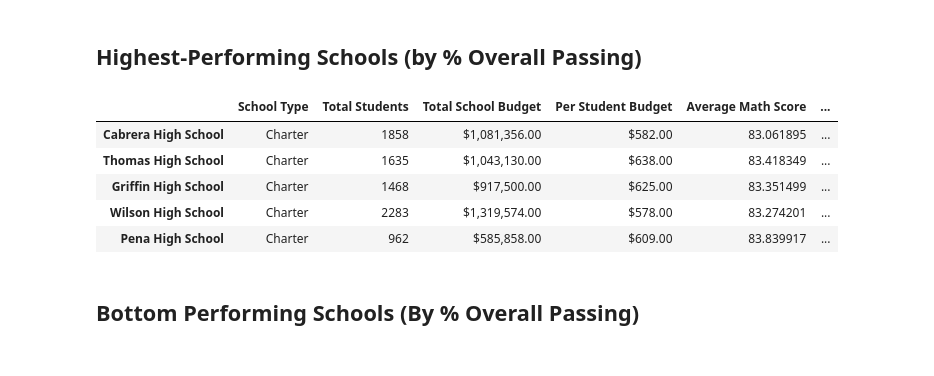
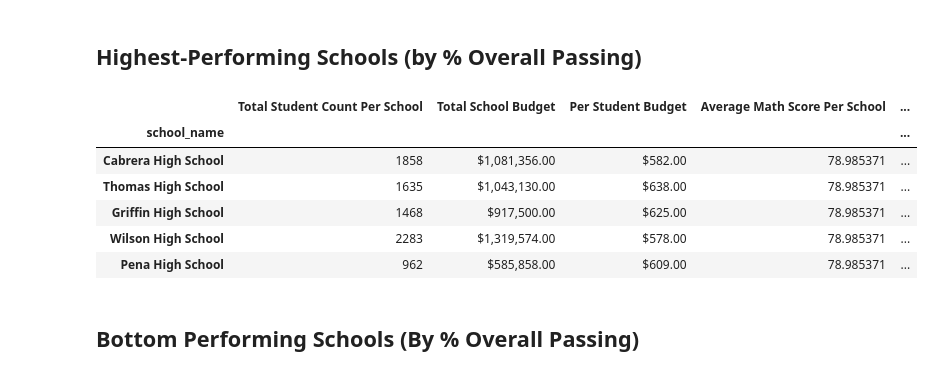
Before and after one commit to mshaaban1400/pandas-challenge, a Jupyter notebook: PyCitySchools/PyCitySchools_starter.ipynb, the cells around one changed output. Cells and saved outputs as stored; diff of their text form; code cells hidden in the pictures.

```diff
--- a/PyCitySchools/PyCitySchools_starter.ipynb
+++ b/PyCitySchools/PyCitySchools_starter.ipynb
@@ -135,0 +169,3 @@ per_school_capita =
+# %%
+per_capita_spending = total_budget / per_school_counts
+per_capita_spending
@@ -140,4 +212,7 @@ per_school_reading =
 # %%
+school_data_complete.dtypes
 # Calculate the number of students per school with math scores of 70 or higher
-students_passing_math =
-school_students_passing_math =
+students_passing_math = school_data_complete[school_data_complete['math_score'] >= 70]
+
+school_students_passing_math = students_passing_math.groupby('school_name')['Student ID'].count()
+school_students_passing_math
@@ -144,4 +237,5 @@ school_students_passing_math =
 # %%
 # Calculate the number of students per school with reading scores of 70 or higher
-students_passing_reading =
-school_students_passing_reading =
+students_passing_reading = school_data_complete[school_data_complete['reading_score'] >= 70]
+school_students_passing_reading = students_passing_reading.groupby('school_name')['Student ID'].count()
+school_students_passing_reading
@@ -158,11 +289,18 @@ per_school_passing_reading = school_students_passing_reading / per_school_counts
 overall_passing_rate = school_students_passing_math_and_reading / per_school_counts * 100
 # %%
 # Create a DataFrame called `per_school_summary` with columns for the calculations above.
-per_school_summary =
+per_school_summary = pd.DataFrame({'Total Student Count Per School': per_school_counts,
+                                   'Total School Budget': total_budget,
+                                   'Per Student Budget': per_capita_spending,
+                                   'Average Math Score Per School': average_math_score,
+                                   'Average Reading Score Per School': average_reading_score,
+                                   '% Passing Math': per_school_passing_math,
+                                   '% Passing Reading': per_school_passing_reading,
+                                   'Overall Passing Rate': overall_passing_rate})
 
 # Formatting
-per_school_summary["Total School Budget"] = per_school_summary["Total School Budget"].map("${:,.2f}".format)
-per_school_summary["Per Student Budget"] = per_school_summary["Per Student Budget"].map("${:,.2f}".format)
+per_school_summary['Total School Budget'] = per_school_summary['Total School Budget'].map('${:,.2f}'.format)
+per_school_summary['Per Student Budget'] = per_school_summary['Per Student Budget'].map('${:,.2f}'.format)
 
 # Display the DataFrame
 per_school_summary
@@ -187,15 +326,16 @@ per_school_summary
 ## Highest-Performing Schools (by % Overall Passing)
 # %%
 # Sort the schools by `% Overall Passing` in descending order and display the top 5 rows.
-top_schools =
+top_schools = per_school_summary.sort_values('Overall Passing Rate', ascending=False)
 top_schools.head(5)
 # %% [output]
-|  | School Type | Total Students | Total School Budget | Per Student Budget | Average Math Score | ... |
-| Cabrera High School | Charter | 1858 | $1,081,356.00 | $582.00 | 83.061895 | ... |
-| Thomas High School | Charter | 1635 | $1,043,130.00 | $638.00 | 83.418349 | ... |
-| Griffin High School | Charter | 1468 | $917,500.00 | $625.00 | 83.351499 | ... |
-| Wilson High School | Charter | 2283 | $1,319,574.00 | $578.00 | 83.274201 | ... |
-| Pena High School | Charter | 962 | $585,858.00 | $609.00 | 83.839917 | ... |
+|  | Total Student Count Per School | Total School Budget | Per Student Budget | Average Math Score Per School | ... |
+| school_name |  |  |  |  | ... |
+| Cabrera High School | 1858 | $1,081,356.00 | $582.00 | 78.985371 | ... |
+| Thomas High School | 1635 | $1,043,130.00 | $638.00 | 78.985371 | ... |
+| Griffin High School | 1468 | $917,500.00 | $625.00 | 78.985371 | ... |
+| Wilson High School | 2283 | $1,319,574.00 | $578.00 | 78.985371 | ... |
+| Pena High School | 962 | $585,858.00 | $609.00 | 78.985371 | ... |
 # %% [markdown]
 ## Bottom Performing Schools (By % Overall Passing)
 # %%
```
Also changed, not shown: parts of 33 cells of this notebook, 2 other files.
